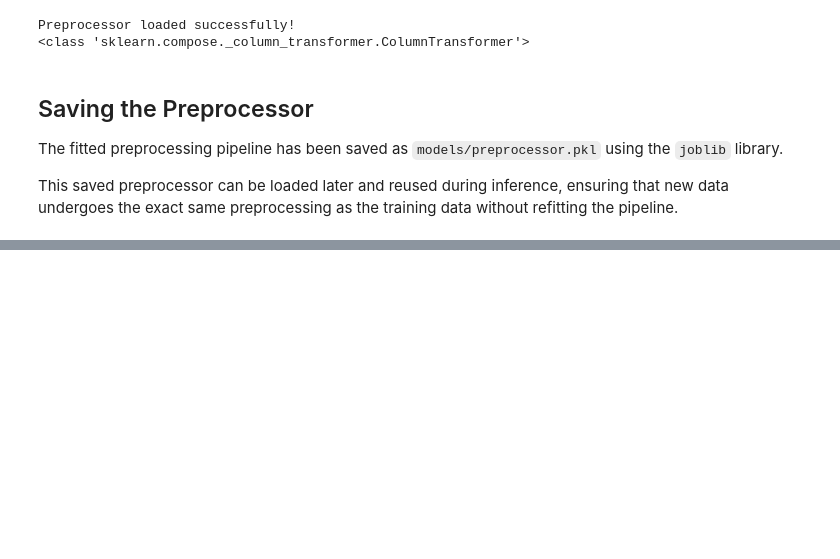
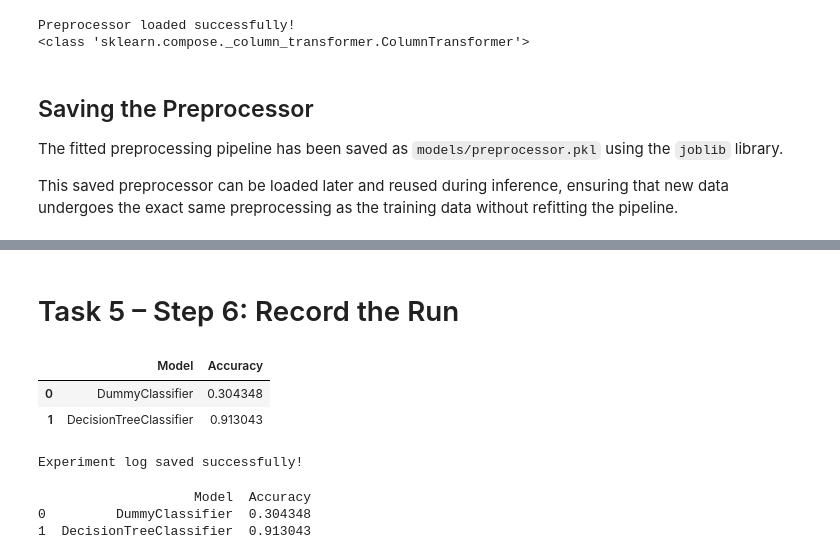
Before and after one commit to Kaushik0107/PlaceMux_Phase1, a Jupyter notebook: notebooks/starter.ipynb, the cells around one changed output, grey strips where cells are left out. Saved outputs shown, nothing was run; the diff lists cells and outputs as text; code cells hidden in the pictures; blank space fills up the shorter version.

Commit message:
Completed Task 5 - First predictive model

```diff
--- a/notebooks/starter.ipynb
+++ b/notebooks/starter.ipynb
@@ -689,0 +717,6 @@ This saved preprocessor can be loaded later and reused during inference, ensurin
+# %%
+model = DecisionTreeClassifier(
+    random_state=42
+)
+# %%
+model.fit(X_train, y_train)
@@ -689,0 +725,8 @@ This saved preprocessor can be loaded later and reused during inference, ensurin
+# %%
+predictions = model.predict(X_test)
+# %%
+from sklearn.metrics import accuracy_score
+
+model_accuracy = accuracy_score(y_test, predictions)
+
+print("Decision Tree Accuracy:", model_accuracy)
@@ -689,0 +894,2 @@ This saved preprocessor can be loaded later and reused during inference, ensurin
+# %% [markdown]
+# Task 5 – Step 6: Record the Run
@@ -689,0 +899,27 @@ This saved preprocessor can be loaded later and reused during inference, ensurin
+# %%
+experiment_log = pd.DataFrame({
+    "Model": ["DummyClassifier", "DecisionTreeClassifier"],
+    "Accuracy": [baseline_accuracy, model_accuracy]
+})
+
+experiment_log
+# %% [output]
+|  | Model | Accuracy |
+| 0 | DummyClassifier | 0.304348 |
+| 1 | DecisionTreeClassifier | 0.913043 |
+# %%
+os.makedirs("logs", exist_ok=True)
+
+experiment_log.to_csv("logs/experiment_log.csv", index=False)
+
+print("Experiment log saved successfully!")
+# %% [output]
+Experiment log saved successfully!
+# %%
+saved_log = pd.read_csv("logs/experiment_log.csv")
+
+print(saved_log)
+# %% [output]
+                    Model  Accuracy
+0         DummyClassifier  0.304348
+1  DecisionTreeClassifier  0.913043
```
Also changed, not shown: parts of 31 cells of this notebook.
